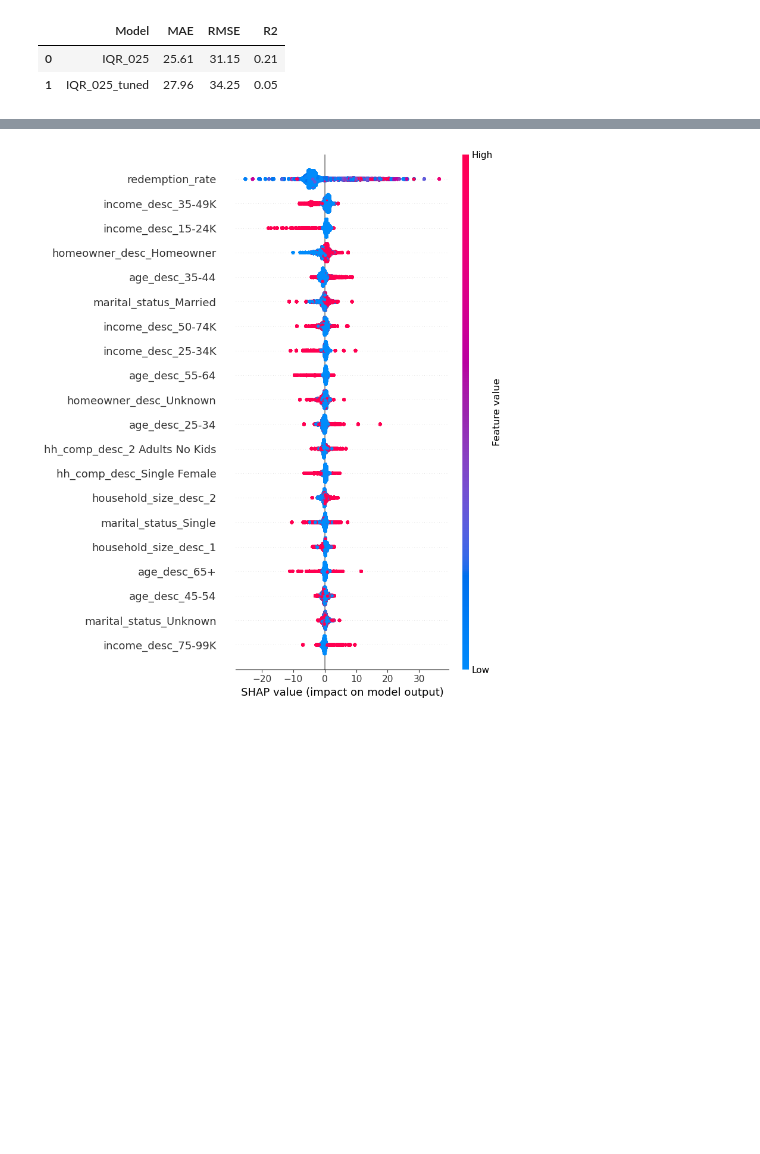
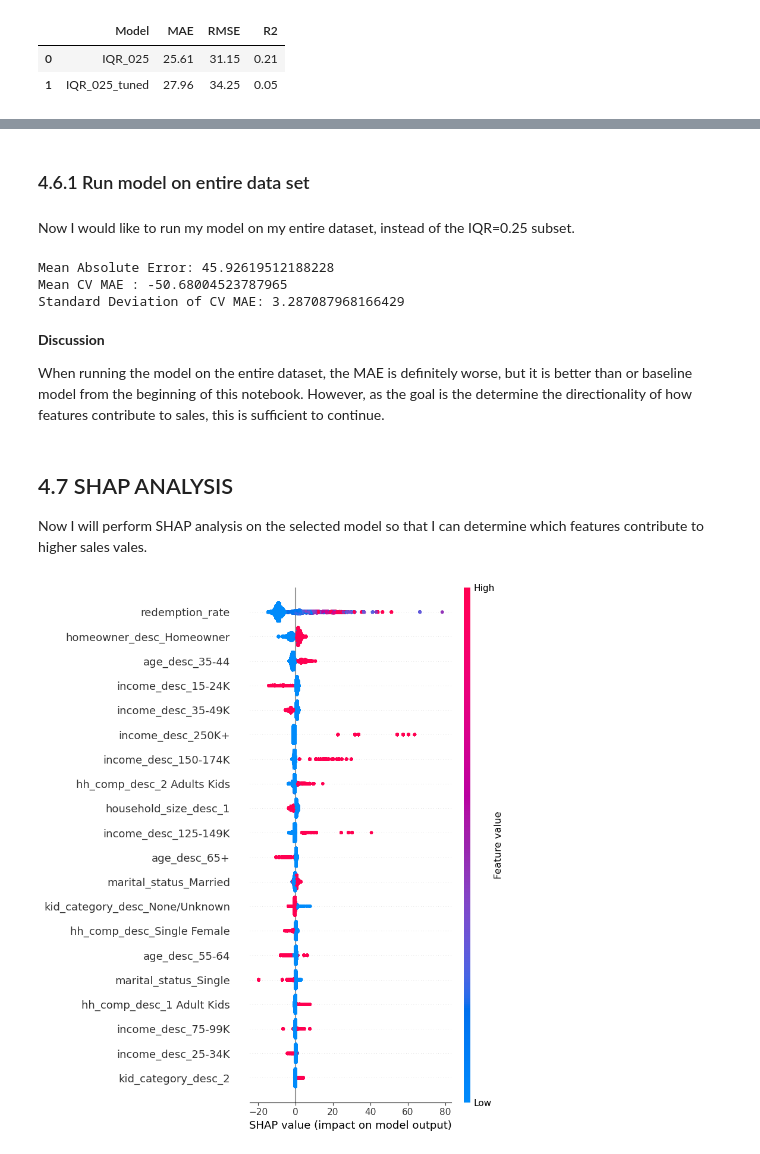
Before and after one commit to aerbsen/Springboard, a Jupyter notebook: Capstone Project 3/4 Dunnhumby Sales Prediction Model.ipynb, the cells around one changed output, grey strips where cells are left out. Cells and saved outputs as stored; diff of their text form; code cells hidden in the pictures; blank space fills up the shorter version.

Commit message:
Final notebooks

```diff
--- a/Capstone Project 3/4 Dunnhumby Sales Prediction Model.ipynb
+++ b/Capstone Project 3/4 Dunnhumby Sales Prediction Model.ipynb
@@ -370,7 +438,7 @@ Best Score: -29.07280052387344
 # re-run model with these parameters
 
 hyper_params = {'colsample_bytree': 0.9, 'learning_rate': 0.01, 'max_depth': 5, 'n_estimators': 200, 'subsample': 0.7}
-run_and_evaluate_model(IQR_025_data, 'IQR_025_tuned', cols_to_drop, target_col, hyper_params)
+IQR_025_tuned = run_and_evaluate_model(IQR_025_data, 'IQR_025_tuned', cols_to_drop, target_col, hyper_params)
 
 model_metrics
 # %% [output]
@@ -384,6 +464,46 @@ model_metrics
+# %% [markdown]
+### 4.6.1  Run model on entire data set  <a id='4.6.1'></a>
+# %% [markdown]
+Now I would like to run my model on my entire dataset, instead of the IQR=0.25 subset.
+# %%
+# original dataframe: data
+
+X_whole = data.drop(['household_key','week_no','total_sales_value'],axis=1)
+y_whole = data['total_sales_value']
+
+X_train_w, X_test_w, y_train_w, y_test_w = train_test_split(X_whole, y_whole, test_size=0.1, random_state=42)
+
+# Train the model on the training data
+IQR_025_tuned.fit(X_train_w, y_train_w)
+
+# Make predictions on the testing data
+y_pred_whole = IQR_025_tuned.predict(X_test_w)
+
+# Evaluate the model's performance
+mae_whole = mean_absolute_error(y_test_w, y_pred_whole)
+print('Mean Absolute Error:', mae_whole)
+
+# Perform cross-validation
+scores = cross_val_score(IQR_025_tuned, X_whole, y_whole, cv=5, scoring='neg_mean_absolute_error')
+
+# Print the mean and standard deviation of the scores
+print(f'Mean CV MAE : {scores.mean()}')
+print(f'Standard Deviation of CV MAE: {scores.std()}')
+# %% [output]
+Mean Absolute Error: 45.92619512188228
+Mean CV MAE : -50.68004523787965
+Standard Deviation of CV MAE: 3.287087968166429
+# %% [markdown]
+<b>Discussion</b>
+
+When running the model on the entire dataset, the MAE is definitely worse, but it is better than or baseline model from the beginning of this notebook. However, as the goal is the determine the directionality of how features contribute to sales, this is sufficient to continue.
+# %% [markdown]
+## 4.7 SHAP ANALYSIS  <a id='4.7'></a>
+
+Now I will perform SHAP analysis on the selected model so that I can determine which features contribute to higher sales vales.
 # %%
-explainer = shap.Explainer(IQR_025)
+explainer = shap.Explainer(IQR_025_tuned)
 shap_values = explainer(X)
 shap.summary_plot(shap_values, X)
 # %% [output]
-[figure, old version]
+[figure, new version]
```
Also changed, not shown: parts of 52 cells of this notebook.
